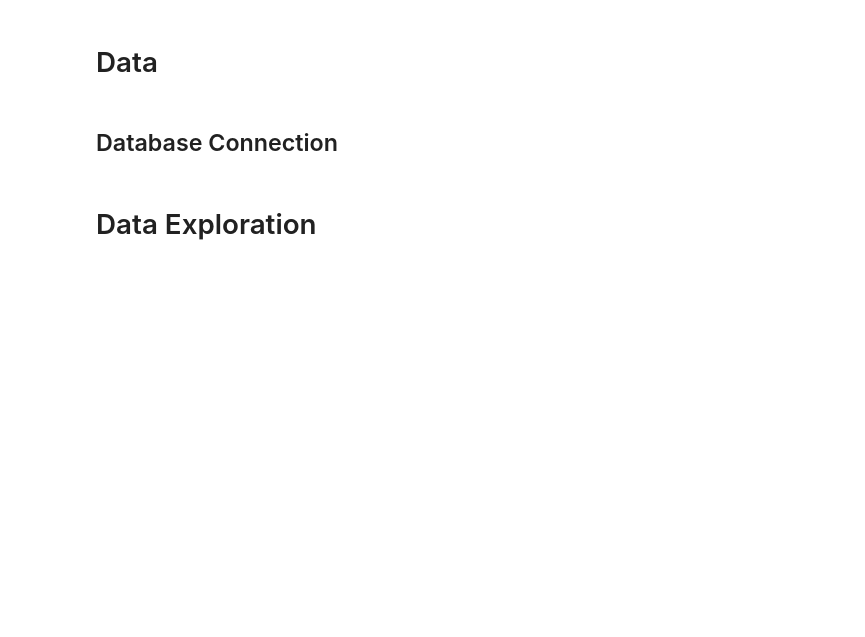
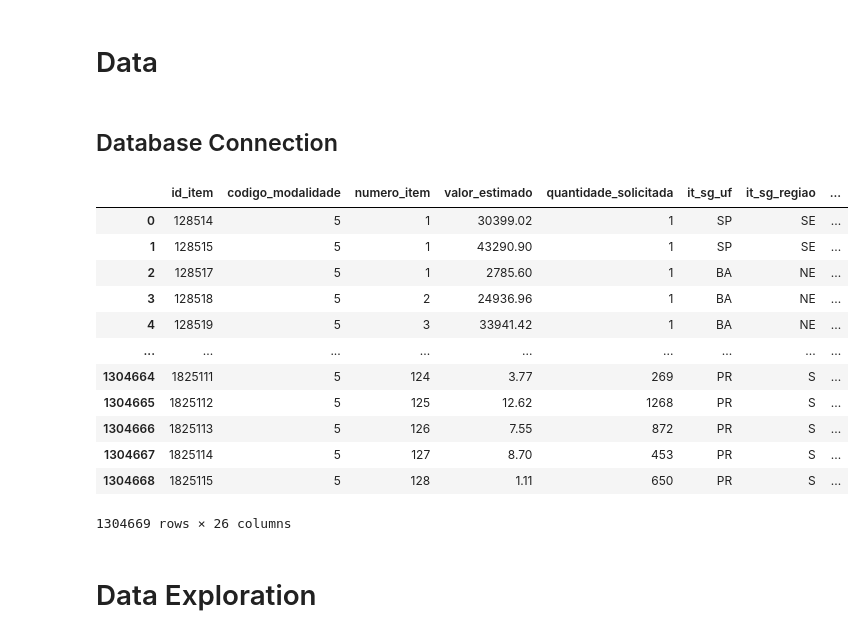
Before and after one commit to hugosouto/comprasgov-poc-item-deserto, a Jupyter notebook: comprasgov_poc_item_deserto.ipynb, the cells around one changed output. Cells and saved outputs as stored; diff of their text form; code cells hidden in the pictures; blank space fills up the shorter version.

```diff
--- a/comprasgov_poc_item_deserto.ipynb
+++ b/comprasgov_poc_item_deserto.ipynb
@@ -64,3 +66,20 @@ df_original = df.copy()
+# %%
+df = pd.read_csv('data/itens_desertos_etapa3_consolidada_202407040633.csv')
+df
+# %% [output]
+|  | id_item | codigo_modalidade | numero_item | valor_estimado | quantidade_solicitada | it_sg_uf | it_sg_regiao | ... |
+| 0 | 128514 | 5 | 1 | 30399.02 | 1 | SP | SE | ... |
+| 1 | 128515 | 5 | 1 | 43290.90 | 1 | SP | SE | ... |
+| 2 | 128517 | 5 | 1 | 2785.60 | 1 | BA | NE | ... |
+| 3 | 128518 | 5 | 2 | 24936.96 | 1 | BA | NE | ... |
+| 4 | 128519 | 5 | 3 | 33941.42 | 1 | BA | NE | ... |
+| ... | ... | ... | ... | ... | ... | ... | ... | ... |
+| 1304664 | 1825111 | 5 | 124 | 3.77 | 269 | PR | S | ... |
+| 1304665 | 1825112 | 5 | 125 | 12.62 | 1268 | PR | S | ... |
+| 1304666 | 1825113 | 5 | 126 | 7.55 | 872 | PR | S | ... |
+| 1304667 | 1825114 | 5 | 127 | 8.70 | 453 | PR | S | ... |
+| 1304668 | 1825115 | 5 | 128 | 1.11 | 650 | PR | S | ... |
+1304669 rows × 26 columns
 # %% [markdown]
 # Data Exploration
 # %%
```
Also changed, not shown: parts of 2 cells of this notebook.
